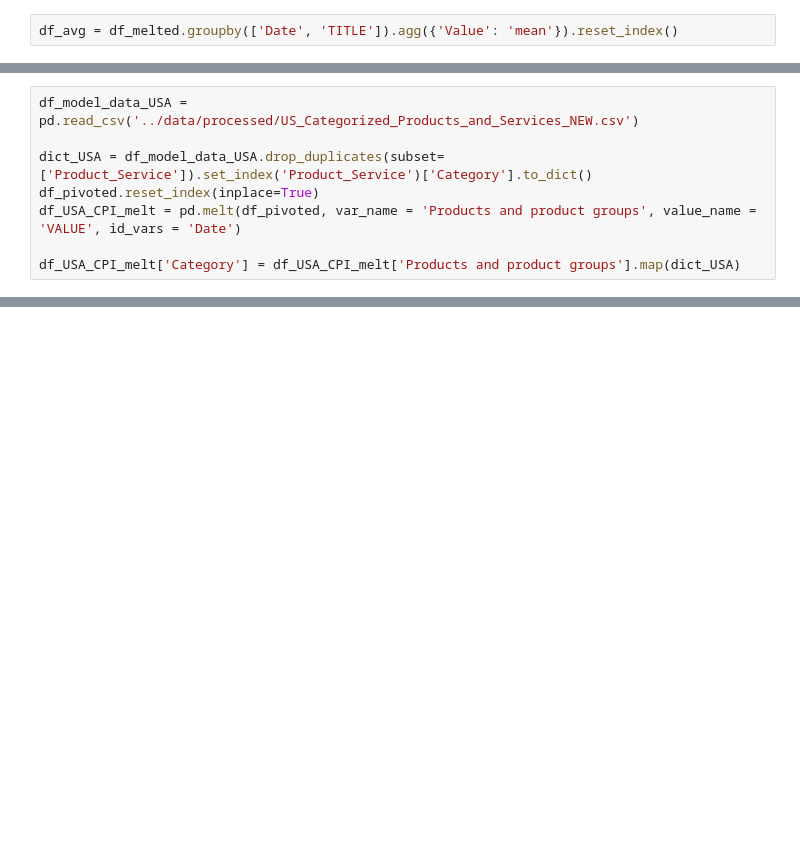
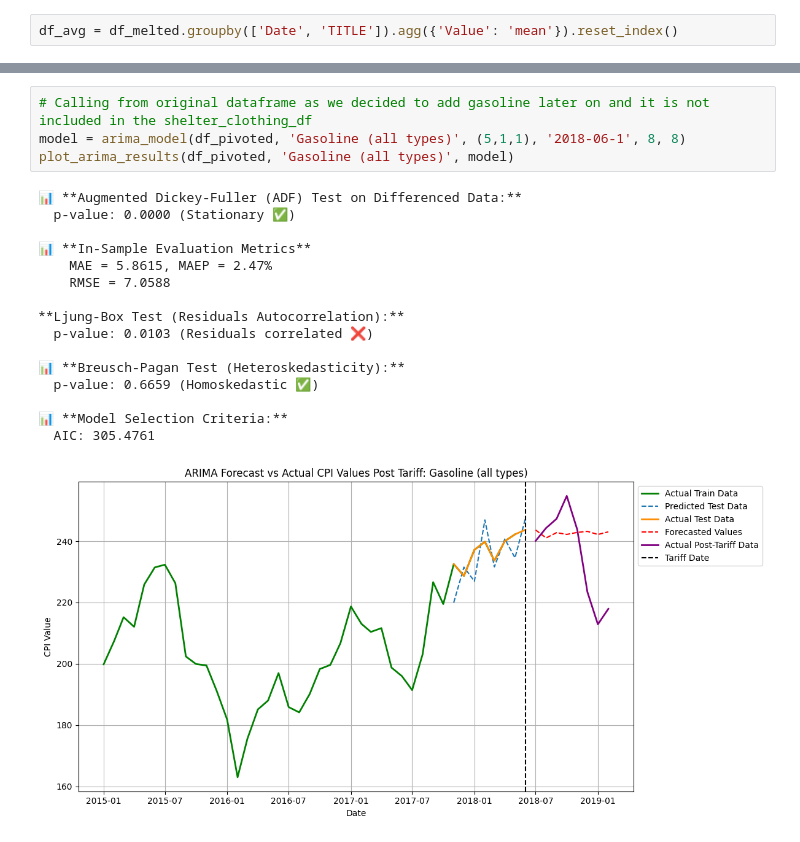
Before and after one commit to MADS-Lions/GoodsComparison2018Tariffs, a Jupyter notebook: notebooks/Modelling - US_arima_forecasts.ipynb, the cells around one changed output, grey strips where cells are left out. Drawn from its saved outputs; the diff is of its cells as text; blank space fills up the shorter version.

```diff
--- a/notebooks/Modelling - US_arima_forecasts.ipynb
+++ b/notebooks/Modelling - US_arima_forecasts.ipynb
@@ -189,8 +178,0 @@ Women's underwear, nightwear, swimwear, and accessories
-# %%
-df_model_data_USA = pd.read_csv('../data/processed/US_Categorized_Products_and_Services_NEW.csv')
-
-dict_USA = df_model_data_USA.drop_duplicates(subset=['Product_Service']).set_index('Product_Service')['Category'].to_dict()
-df_pivoted.reset_index(inplace=True)
-df_USA_CPI_melt = pd.melt(df_pivoted, var_name = 'Products and product groups', value_name = 'VALUE', id_vars = 'Date')
-
-df_USA_CPI_melt['Category'] = df_USA_CPI_melt['Products and product groups'].map(dict_USA)
@@ -229,0 +261,21 @@ chart1+chart2+chart3
+# %%
+# Calling from original dataframe as we decided to add gasoline later on and it is not included in the shelter_clothing_df
+model = arima_model(df_pivoted, 'Gasoline (all types)', (5,1,1), '2018-06-1', 8, 8)
+plot_arima_results(df_pivoted, 'Gasoline (all types)', model)
+# %% [output]
+📊 **Augmented Dickey-Fuller (ADF) Test on Differenced Data:**
+  p-value: 0.0000 (Stationary ✅)
+
+📊 **In-Sample Evaluation Metrics**
+    MAE = 5.8615, MAEP = 2.47%
+    RMSE = 7.0588
+
+**Ljung-Box Test (Residuals Autocorrelation):**
+  p-value: 0.0103 (Residuals correlated ❌)
+
+📊 **Breusch-Pagan Test (Heteroskedasticity):**
+  p-value: 0.6659 (Homoskedastic ✅)
+
+📊 **Model Selection Criteria:**
+  AIC: 305.4761
+[figure, added]
```
Also changed, not shown: parts of 15 cells of this notebook, 4 other files.
